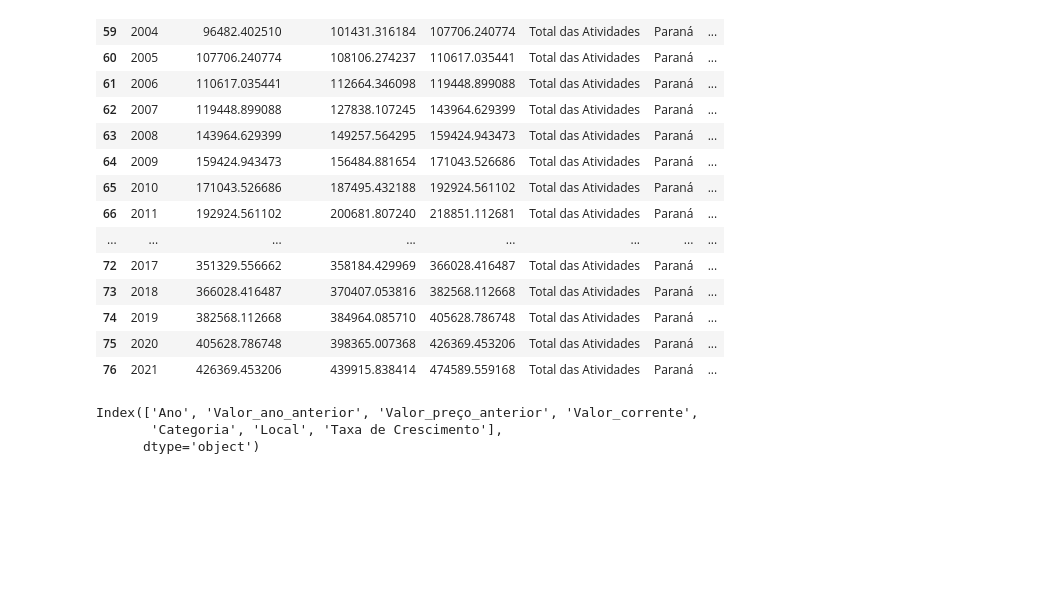
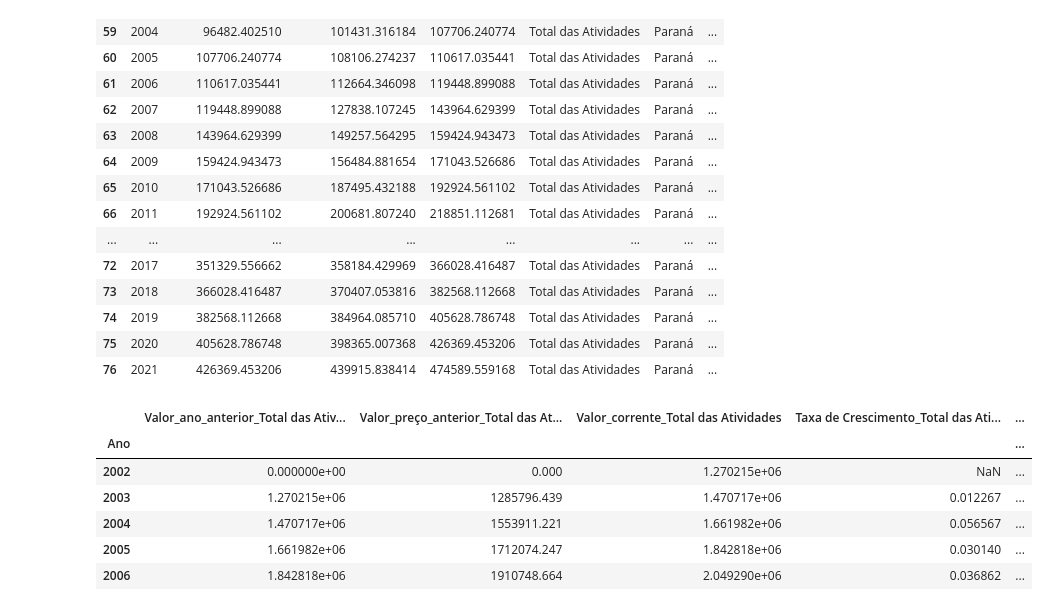
Before and after one commit to leoaucar/tratamento_contas_regionais, a Jupyter notebook: extracao_categorias.ipynb, the cells around one changed output. Drawn from its saved outputs; the diff is of its cells as text; code cells hidden in the pictures; blank space fills up the shorter version.

```diff
--- a/extracao_categorias.ipynb
+++ b/extracao_categorias.ipynb
@@ -83,9 +83,3 @@ estados['Paraná']['Total das Atividades']
 | 74 | 2019 | 382568.112668 | 384964.085710 | 405628.786748 | Total das Atividades | Paraná | ... |
 | 75 | 2020 | 405628.786748 | 398365.007368 | 426369.453206 | Total das Atividades | Paraná | ... |
 | 76 | 2021 | 426369.453206 | 439915.838414 | 474589.559168 | Total das Atividades | Paraná | ... |
-# %%
-estados['Paraná']['Total das Atividades'].columns
-# %% [output]
-Index(['Ano', 'Valor_ano_anterior', 'Valor_preço_anterior', 'Valor_corrente',
-       'Categoria', 'Local', 'Taxa de Crescimento'],
-      dtype='object')
@@ -105,2 +86,32 @@ atividades_importantes = ['Total das Atividades','Indústrias extrativas',
+# %%
+locais_importantes = ['Rio de Janeiro','Região Sudeste','São Paulo', 'Brasil']
+atividades_importantes = ['Total das Atividades','Indústrias extrativas',
+                          'Indústrias de Transformação',
+                          'Eletricidade e gás, água, esgoto, atividades de gestão de resíduos e descontaminação',
+                          'Construção']
+
+
+for local in locais_importantes:
+    df_completo = pd.DataFrame(columns=estados['Rio de Janeiro']['Indústrias de Transformação'].keys())
+    df_completo = df_completo.set_index('Ano')
+    df_completo.drop(labels=['Categoria','Local'],axis=1,inplace=True)
+    for atividade in atividades_importantes:
+        novo_df = pd.DataFrame(estados[local][atividade])
+        novo_df = novo_df.set_index('Ano')
+        novo_df.drop(labels=['Categoria','Local'],axis=1,inplace=True)
+        novo_df =  novo_df.add_suffix("_"+atividade)
+        df_completo = df_completo.join(novo_df, on='Ano', how='right')
+    df_completo = df_completo.iloc[:,4:]
+    df_completo.to_csv(local[0:5]+'.csv')
+# %%
+df_completo.head()
+# %% [output]
+|  | Valor_ano_anterior_Total das Ativ... | Valor_preço_anterior_Total das At... | Valor_corrente_Total das Atividades | Taxa de Crescimento_Total das Ati... | ... |
+| Ano |  |  |  |  | ... |
+| 2002 | 0.000000e+00 | 0.000 | 1.270215e+06 | NaN | ... |
+| 2003 | 1.270215e+06 | 1285796.439 | 1.470717e+06 | 0.012267 | ... |
+| 2004 | 1.470717e+06 | 1553911.221 | 1.661982e+06 | 0.056567 | ... |
+| 2005 | 1.661982e+06 | 1712074.247 | 1.842818e+06 | 0.030140 | ... |
+| 2006 | 1.842818e+06 | 1910748.664 | 2.049290e+06 | 0.036862 | ... |
 # %%
 estados['Rio de Janeiro']['Indústrias de Transformação'][['Ano','Taxa de Crescimento']].plot(x='Ano')
```
Also changed, not shown: parts of 6 cells of this notebook, 24 other files.
